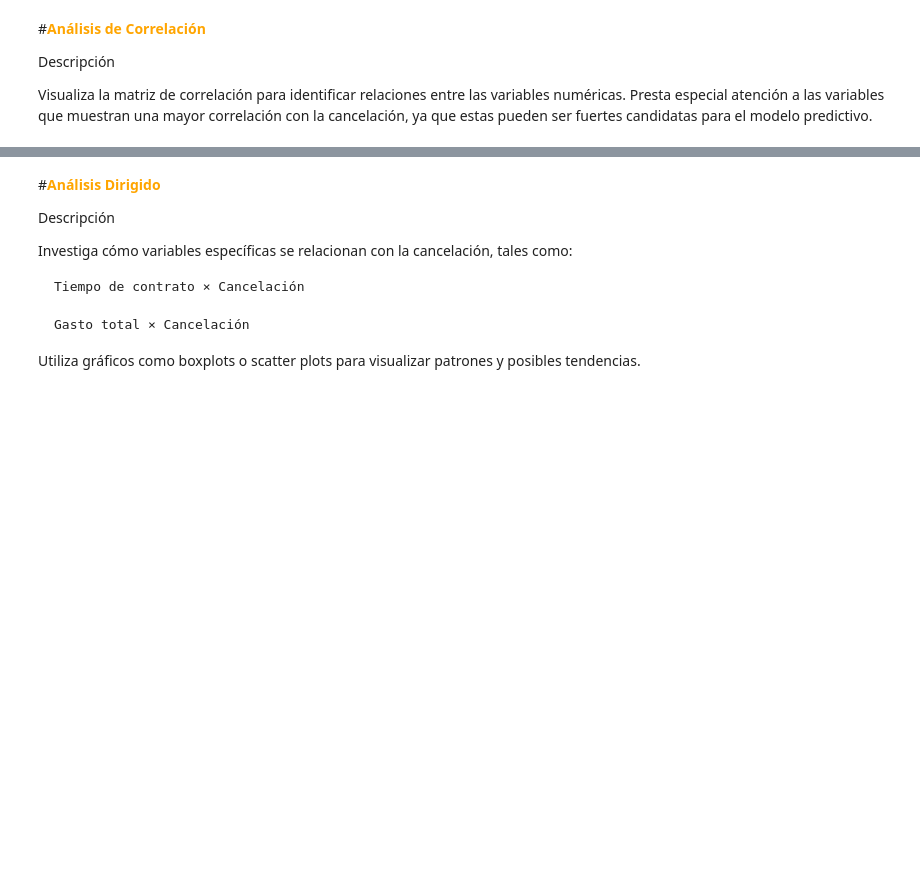
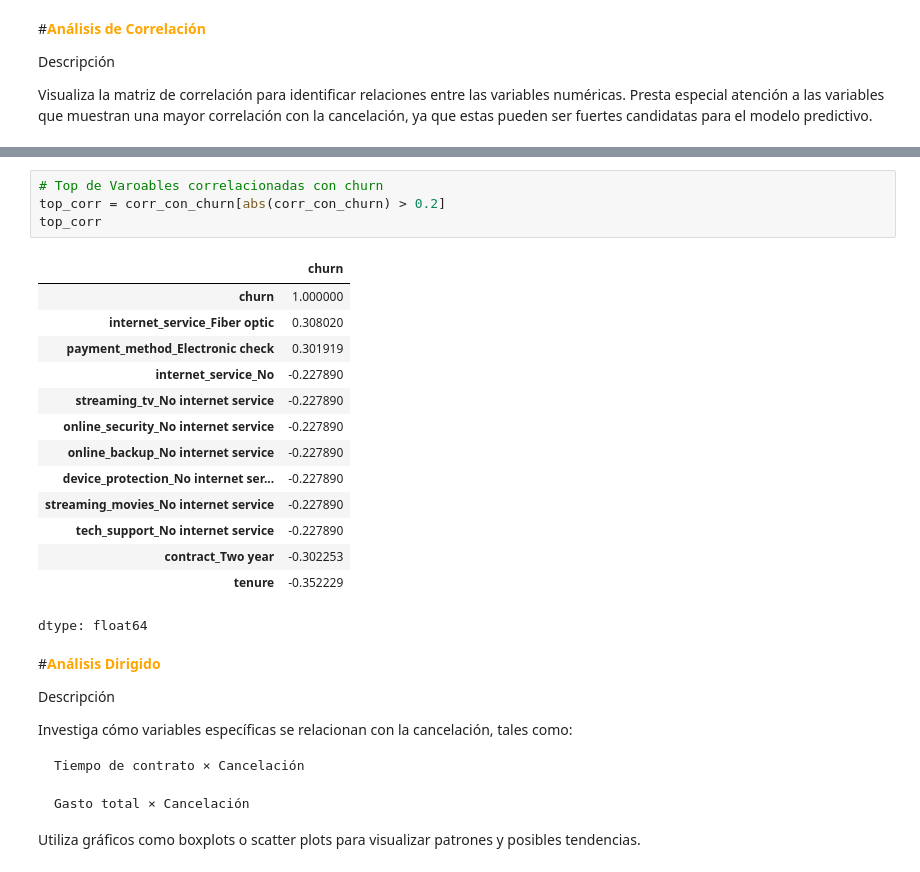
Before and after one commit to LejImkoaj/proyecto-telecomX-parte2, a Jupyter notebook: telecomX_parte2_LATAM.ipynb, the cells around one changed output, grey strips where cells are left out. Saved outputs shown, nothing was run; the diff lists cells and outputs as text; blank space fills up the shorter version.

```diff
--- a/telecomX_parte2_LATAM.ipynb
+++ b/telecomX_parte2_LATAM.ipynb
@@ -317,3 +364,22 @@ Visualiza la matriz de correlación para identificar relaciones entre las variab
+# %%
+# Top de Varoables correlacionadas con churn
+top_corr = corr_con_churn[abs(corr_con_churn) > 0.2]
+top_corr
+# %% [output]
+|  | churn |
+| churn | 1.000000 |
+| internet_service_Fiber optic | 0.308020 |
+| payment_method_Electronic check | 0.301919 |
+| internet_service_No | -0.227890 |
+| streaming_tv_No internet service | -0.227890 |
+| online_security_No internet service | -0.227890 |
+| online_backup_No internet service | -0.227890 |
+| device_protection_No internet ser... | -0.227890 |
+| streaming_movies_No internet service | -0.227890 |
+| tech_support_No internet service | -0.227890 |
+| contract_Two year | -0.302253 |
+| tenure | -0.352229 |
+dtype: float64
 # %% [markdown]
 #**<font color='orange'>Análisis Dirigido</font>**
 
```
Also changed, not shown: parts of 8 cells of this notebook.
